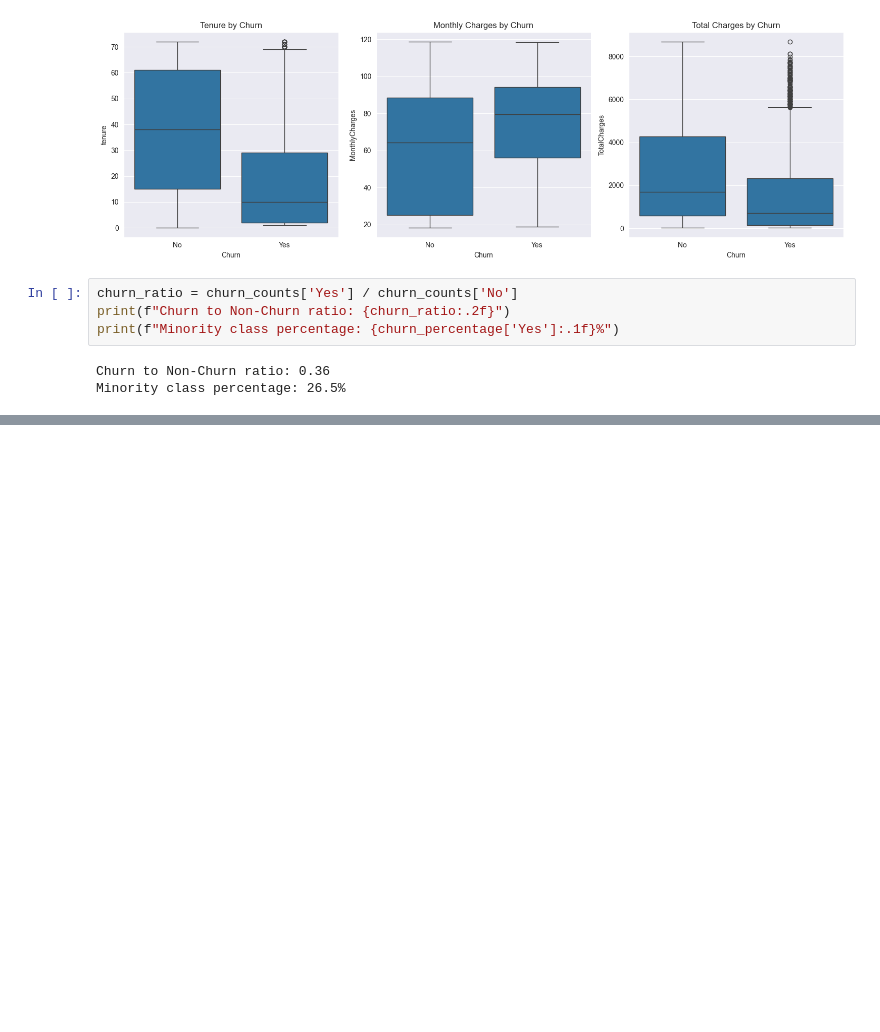
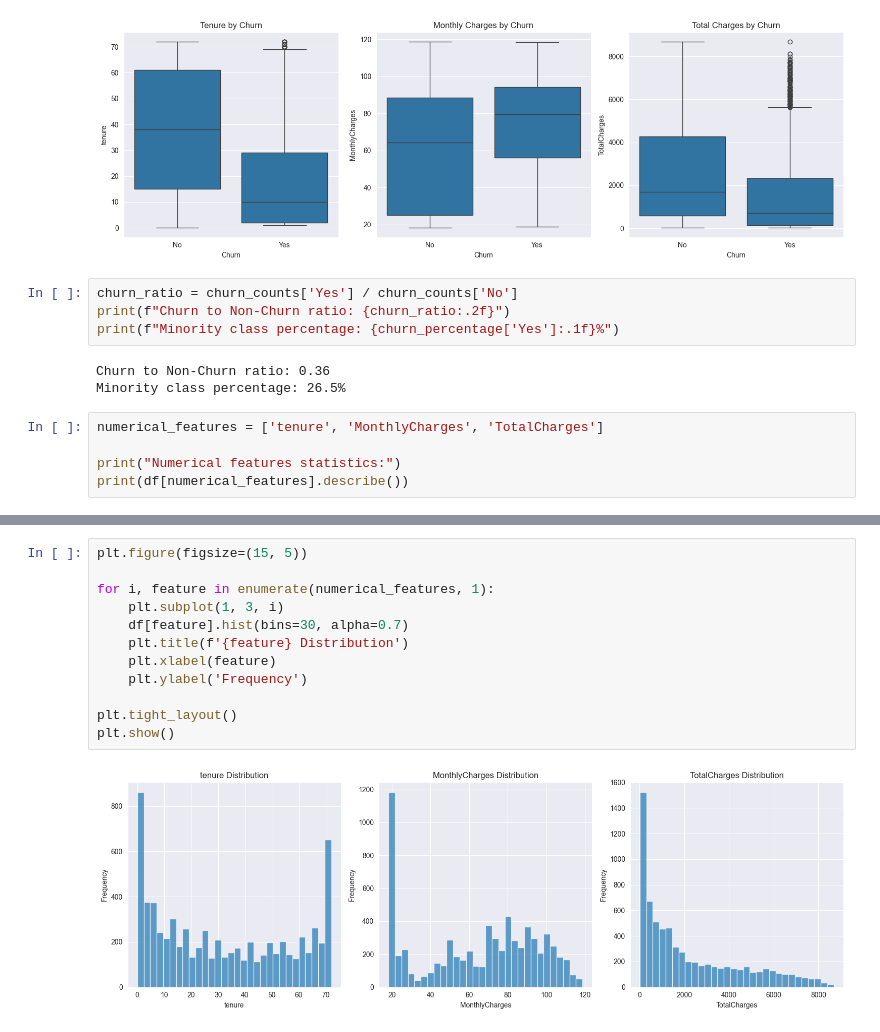
Before and after one commit to arosharandew/Machine-learning, a Jupyter notebook: data_exploration.ipynb, the cells around one changed output, grey strips where cells are left out. Drawn from its saved outputs; the diff is of its cells as text; blank space fills up the shorter version.

Commit message:
Complete feature analysis and visualization

```diff
--- a/data_exploration.ipynb
+++ b/data_exploration.ipynb
@@ -192,3 +192,8 @@ print(f"Minority class percentage: {churn_percentage['Yes']:.1f}%")
 # %% [output]
 Churn to Non-Churn ratio: 0.36
 Minority class percentage: 26.5%
+# %%
+numerical_features = ['tenure', 'MonthlyCharges', 'TotalCharges']
+
+print("Numerical features statistics:")
+print(df[numerical_features].describe())
@@ -194,0 +211,14 @@ Minority class percentage: 26.5%
+# %%
+plt.figure(figsize=(15, 5))
+
+for i, feature in enumerate(numerical_features, 1):
+    plt.subplot(1, 3, i)
+    df[feature].hist(bins=30, alpha=0.7)
+    plt.title(f'{feature} Distribution')
+    plt.xlabel(feature)
+    plt.ylabel('Frequency')
+
+plt.tight_layout()
+plt.show()
+# %% [output]
+[figure, added]
```
Also changed, not shown: parts of 7 cells of this notebook.
